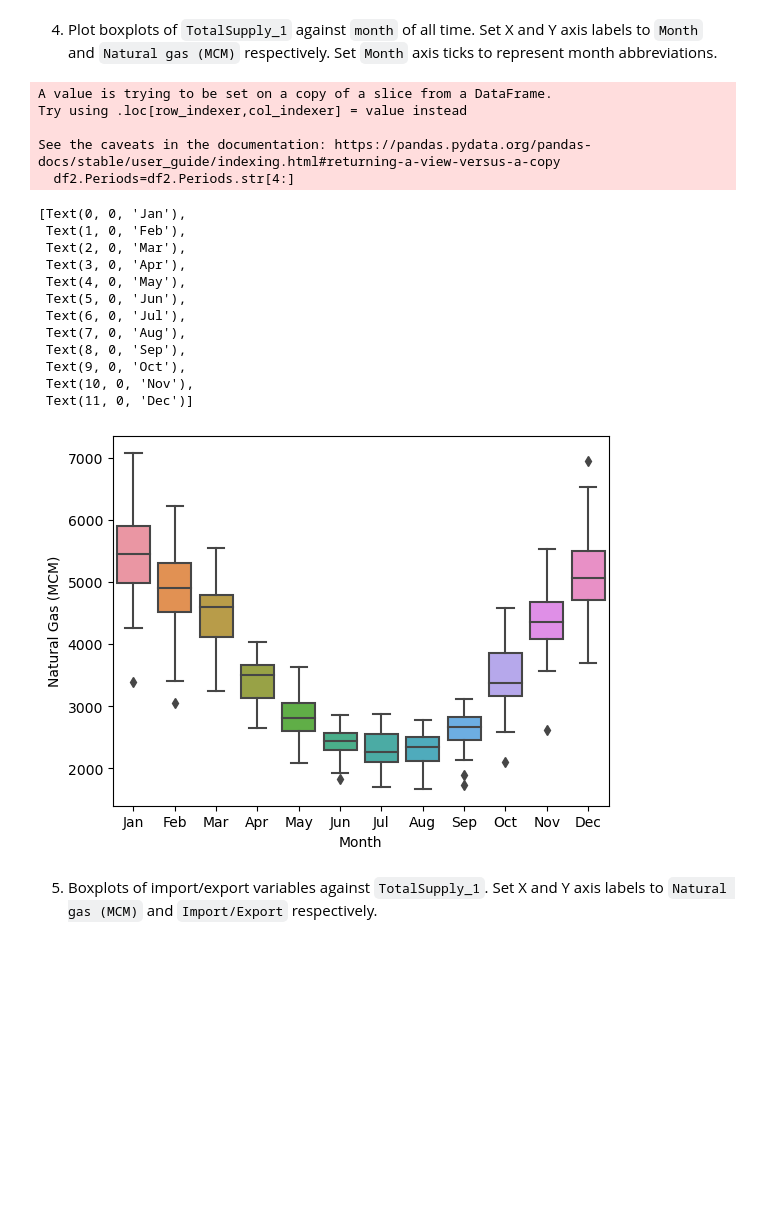
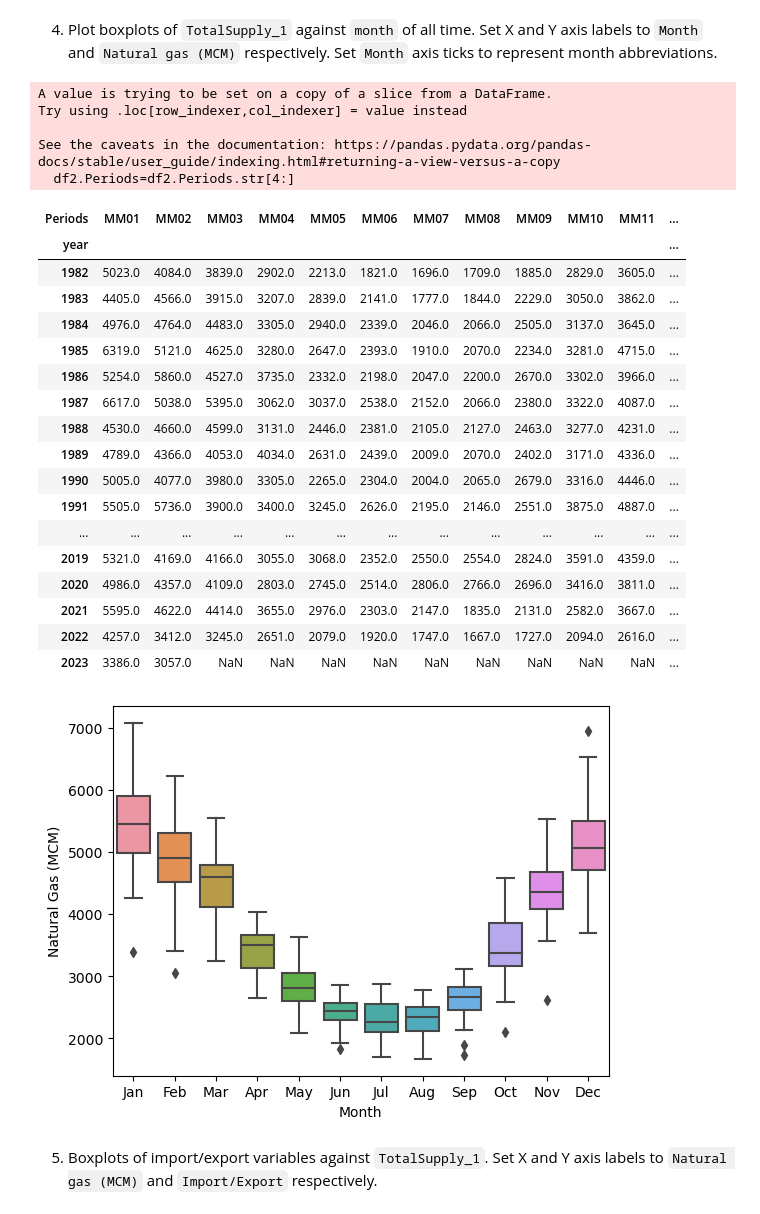
Before and after one commit to LUMC/EfDS, a Jupyter notebook: 08_dv/dv_exercises.ipynb, the cells around one changed output. Saved outputs shown, nothing was run; the diff lists cells and outputs as text; code cells hidden in the pictures; blank space fills up the shorter version.

```diff
--- a/08_dv/dv_exercises.ipynb
+++ b/08_dv/dv_exercises.ipynb
@@ -176,32 +176,39 @@ See the caveats in the documentation: https://pandas.pydata.org/pandas-docs/stab
 # %%
 # ...
 fil_ngc = ngc[ngc["term"]== "MM"]
 df2 = fil_ngc[["Periods","TotalSupply_1","year"]]
 df2.Periods=df2.Periods.str[4:]
 df_wide = df2.pivot(index='year',columns='Periods', values='TotalSupply_1')
 import calendar
 x = list(calendar.month_abbr)[1:]
 ax = sb.boxplot(df_wide)
 ax.set(xlabel='Month', ylabel='Natural Gas (MCM)')
 ax.set_xticklabels(x)
+df_wide
 # %% [output]
 A value is trying to be set on a copy of a slice from a DataFrame.
 Try using .loc[row_indexer,col_indexer] = value instead
 
 See the caveats in the documentation: https://pandas.pydata.org/pandas-docs/stable/user_guide/indexing.html#returning-a-view-versus-a-copy
   df2.Periods=df2.Periods.str[4:]
-[Text(0, 0, 'Jan'),
- Text(1, 0, 'Feb'),
- Text(2, 0, 'Mar'),
- Text(3, 0, 'Apr'),
- Text(4, 0, 'May'),
- Text(5, 0, 'Jun'),
- Text(6, 0, 'Jul'),
- Text(7, 0, 'Aug'),
- Text(8, 0, 'Sep'),
- Text(9, 0, 'Oct'),
- Text(10, 0, 'Nov'),
- Text(11, 0, 'Dec')]
+| Periods | MM01 | MM02 | MM03 | MM04 | MM05 | MM06 | MM07 | MM08 | MM09 | MM10 | MM11 | ... |
+| year |  |  |  |  |  |  |  |  |  |  |  | ... |
+| 1982 | 5023.0 | 4084.0 | 3839.0 | 2902.0 | 2213.0 | 1821.0 | 1696.0 | 1709.0 | 1885.0 | 2829.0 | 3605.0 | ... |
+| 1983 | 4405.0 | 4566.0 | 3915.0 | 3207.0 | 2839.0 | 2141.0 | 1777.0 | 1844.0 | 2229.0 | 3050.0 | 3862.0 | ... |
+| 1984 | 4976.0 | 4764.0 | 4483.0 | 3305.0 | 2940.0 | 2339.0 | 2046.0 | 2066.0 | 2505.0 | 3137.0 | 3645.0 | ... |
+| 1985 | 6319.0 | 5121.0 | 4625.0 | 3280.0 | 2647.0 | 2393.0 | 1910.0 | 2070.0 | 2234.0 | 3281.0 | 4715.0 | ... |
+| 1986 | 5254.0 | 5860.0 | 4527.0 | 3735.0 | 2332.0 | 2198.0 | 2047.0 | 2200.0 | 2670.0 | 3302.0 | 3966.0 | ... |
+| 1987 | 6617.0 | 5038.0 | 5395.0 | 3062.0 | 3037.0 | 2538.0 | 2152.0 | 2066.0 | 2380.0 | 3322.0 | 4087.0 | ... |
+| 1988 | 4530.0 | 4660.0 | 4599.0 | 3131.0 | 2446.0 | 2381.0 | 2105.0 | 2127.0 | 2463.0 | 3277.0 | 4231.0 | ... |
+| 1989 | 4789.0 | 4366.0 | 4053.0 | 4034.0 | 2631.0 | 2439.0 | 2009.0 | 2070.0 | 2402.0 | 3171.0 | 4336.0 | ... |
+| 1990 | 5005.0 | 4077.0 | 3980.0 | 3305.0 | 2265.0 | 2304.0 | 2004.0 | 2065.0 | 2679.0 | 3316.0 | 4446.0 | ... |
+| 1991 | 5505.0 | 5736.0 | 3900.0 | 3400.0 | 3245.0 | 2626.0 | 2195.0 | 2146.0 | 2551.0 | 3875.0 | 4887.0 | ... |
+| ... | ... | ... | ... | ... | ... | ... | ... | ... | ... | ... | ... | ... |
+| 2019 | 5321.0 | 4169.0 | 4166.0 | 3055.0 | 3068.0 | 2352.0 | 2550.0 | 2554.0 | 2824.0 | 3591.0 | 4359.0 | ... |
+| 2020 | 4986.0 | 4357.0 | 4109.0 | 2803.0 | 2745.0 | 2514.0 | 2806.0 | 2766.0 | 2696.0 | 3416.0 | 3811.0 | ... |
+| 2021 | 5595.0 | 4622.0 | 4414.0 | 3655.0 | 2976.0 | 2303.0 | 2147.0 | 1835.0 | 2131.0 | 2582.0 | 3667.0 | ... |
+| 2022 | 4257.0 | 3412.0 | 3245.0 | 2651.0 | 2079.0 | 1920.0 | 1747.0 | 1667.0 | 1727.0 | 2094.0 | 2616.0 | ... |
+| 2023 | 3386.0 | 3057.0 | NaN | NaN | NaN | NaN | NaN | NaN | NaN | NaN | NaN | ... |
 [figure]
 # %% [markdown]
 5) Boxplots of import/export variables against `TotalSupply_1`. Set X and Y axis labels to `Natural gas (MCM)` and `Import/Export` respectively.
```
Also changed, not shown: 1 other file.
